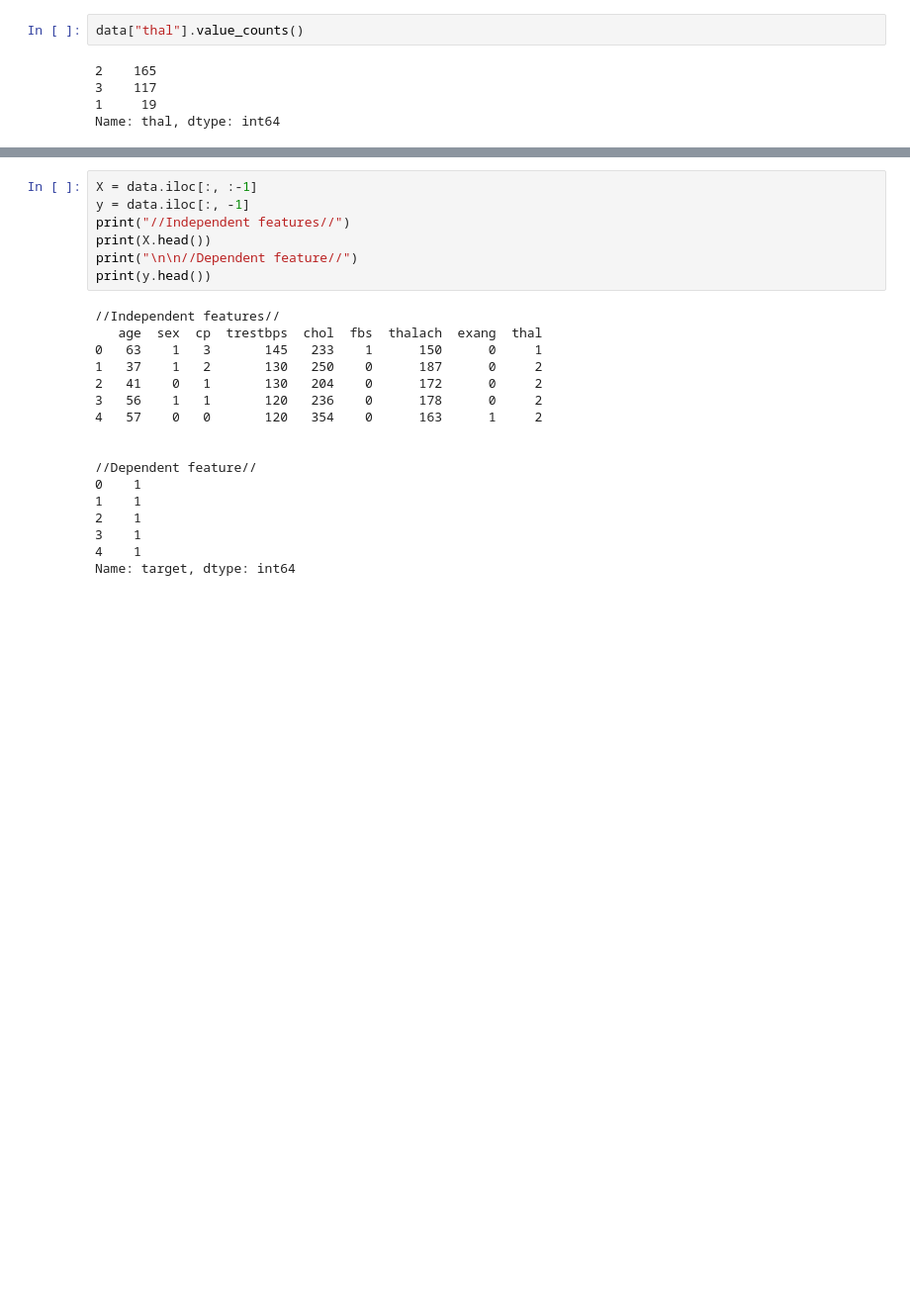
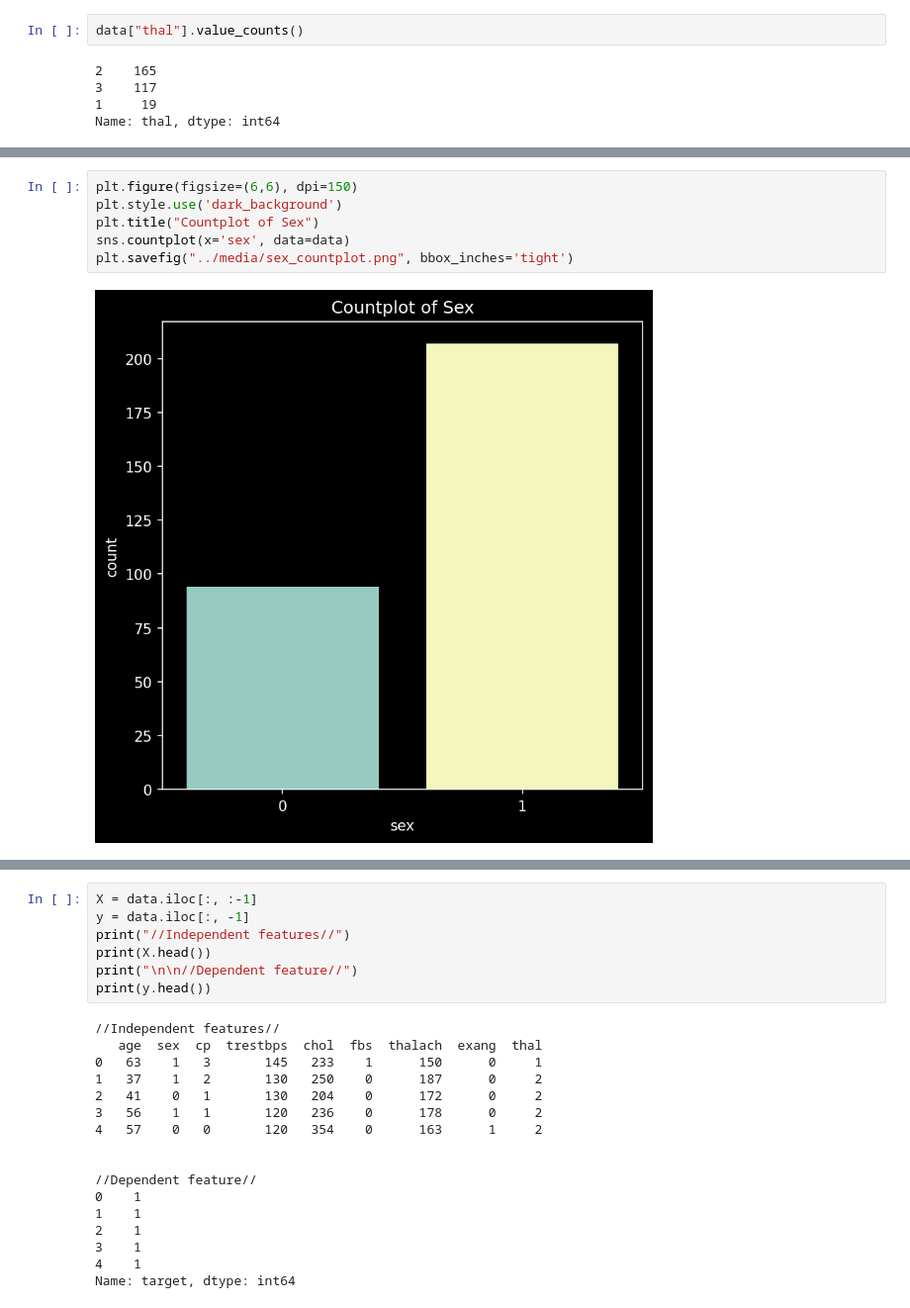
Before and after one commit to debjitpal5040/save-heart, a Jupyter notebook: Notebooks/save-heart.ipynb, the cells around one changed output, grey strips where cells are left out. Shown: that part at 99% size. Cells and saved outputs as stored; diff of their text form; blank space fills up the shorter version.

```diff
--- a/Notebooks/save-heart.ipynb
+++ b/Notebooks/save-heart.ipynb
@@ -65,0 +76,8 @@ Name: thal, dtype: int64
+# %%
+plt.figure(figsize=(6,6), dpi=150)
+plt.style.use('dark_background')
+plt.title("Countplot of Sex")
+sns.countplot(x='sex', data=data)
+plt.savefig("../media/sex_countplot.png", bbox_inches='tight')
+# %% [output]
+[figure, added]
```
Also changed, not shown: parts of 11 cells of this notebook, 7 other files.
